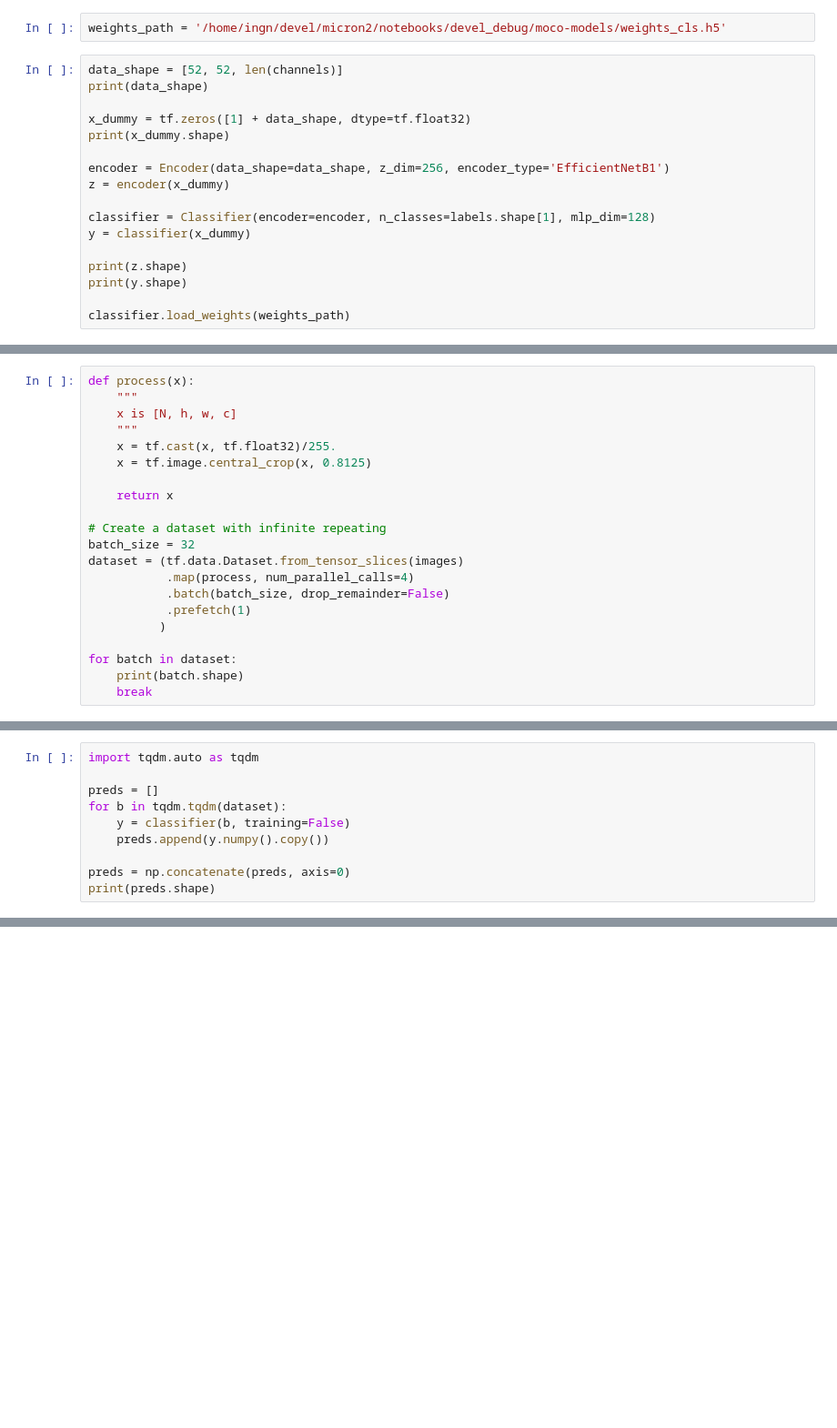
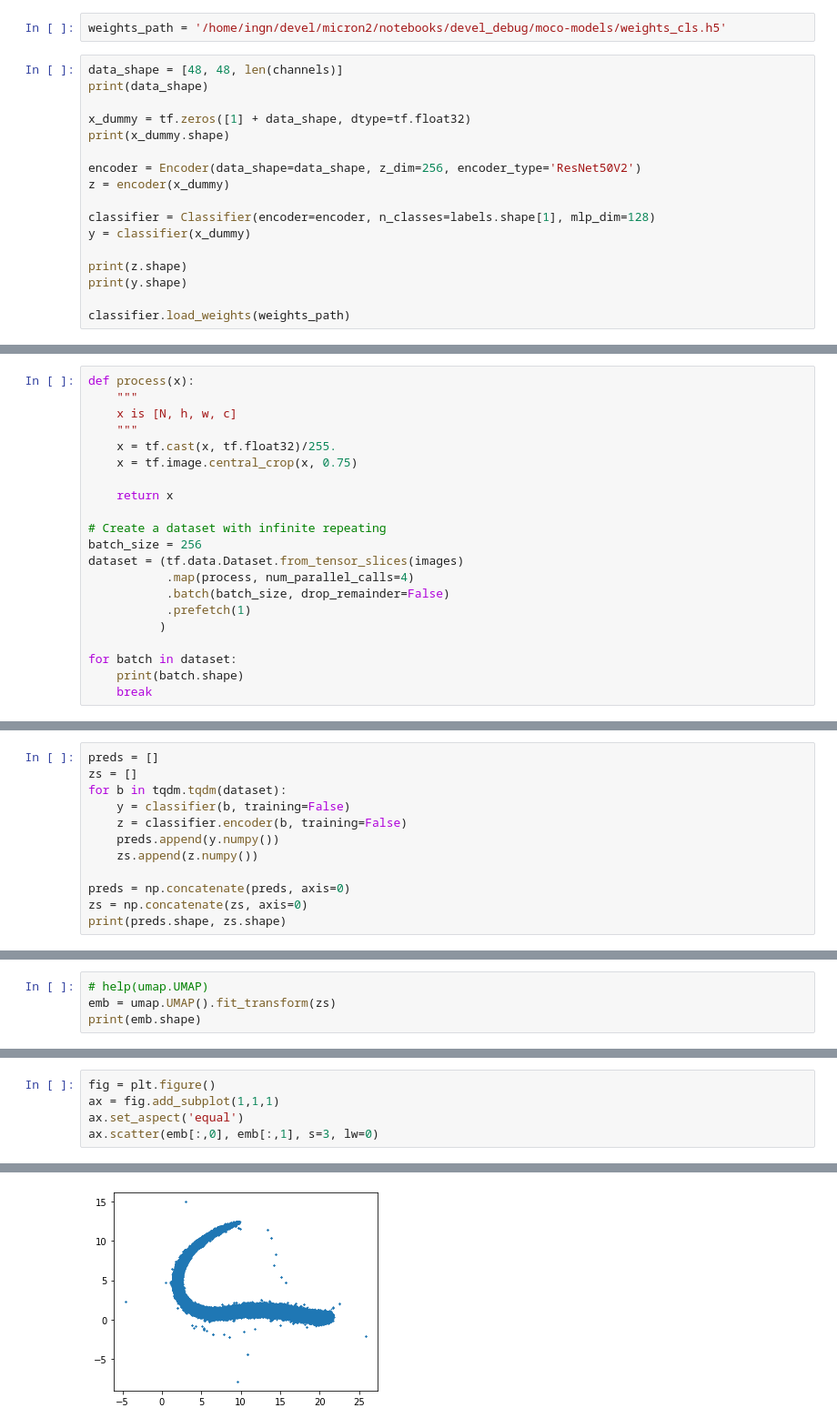
Before and after one commit to nathanin/micron2, a Jupyter notebook: notebooks/devel_debug/devel_MoCo_deploy.ipynb, the cells around one changed output, grey strips where cells are left out. Shown at 91% size. Saved outputs shown, nothing was run; the diff lists cells and outputs as text; blank space fills up the shorter version.

```diff
--- a/notebooks/devel_debug/devel_MoCo_deploy.ipynb
+++ b/notebooks/devel_debug/devel_MoCo_deploy.ipynb
@@ -53,13 +131,13 @@ print('labelled cells:', np.sum(np.sum(labels, axis=1)>0))
 # %%
 weights_path = '/home/ingn/devel/micron2/notebooks/devel_debug/moco-models/weights_cls.h5'
 # %%
-data_shape = [52, 52, len(channels)]
+data_shape = [48, 48, len(channels)]
 print(data_shape)
 
 x_dummy = tf.zeros([1] + data_shape, dtype=tf.float32)
 print(x_dummy.shape)
 
-encoder = Encoder(data_shape=data_shape, z_dim=256, encoder_type='EfficientNetB1')
+encoder = Encoder(data_shape=data_shape, z_dim=256, encoder_type='ResNet50V2')
 z = encoder(x_dummy)
 
 classifier = Classifier(encoder=encoder, n_classes=labels.shape[1], mlp_dim=128)
@@ -75,12 +180,12 @@ def process(x):
     x is [N, h, w, c]
     """
     x = tf.cast(x, tf.float32)/255.
-    x = tf.image.central_crop(x, 0.8125)
+    x = tf.image.central_crop(x, 0.75)
 
     return x
 
 # Create a dataset with infinite repeating
-batch_size = 32
+batch_size = 256
 dataset = (tf.data.Dataset.from_tensor_slices(images)
            .map(process, num_parallel_calls=4)
            .batch(batch_size, drop_remainder=False)
@@ -93,10 +202,12 @@ for batch in dataset:
 # %%
-import tqdm.auto as tqdm
-
 preds = []
+zs = []
 for b in tqdm.tqdm(dataset):
     y = classifier(b, training=False)
-    preds.append(y.numpy().copy())
+    z = classifier.encoder(b, training=False)
+    preds.append(y.numpy())
+    zs.append(z.numpy())
 
 preds = np.concatenate(preds, axis=0)
-print(preds.shape)
+zs = np.concatenate(zs, axis=0)
+print(preds.shape, zs.shape)
@@ -102,0 +216,4 @@ print(preds.shape)
+# %%
+# help(umap.UMAP)
+emb = umap.UMAP().fit_transform(zs)
+print(emb.shape)
@@ -102,0 +222,6 @@ print(preds.shape)
+# %%
+fig = plt.figure()
+ax = fig.add_subplot(1,1,1)
+ax.set_aspect('equal')
+ax.scatter(emb[:,0], emb[:,1], s=3, lw=0)
+# %% [output]
@@ -103,2 +229,3 @@ print(preds.shape)
+[figure, added]
 # %%
 y = np.argmax(preds, axis=1)
```
Also changed, not shown: parts of 15 cells of this notebook, 15 other files.
